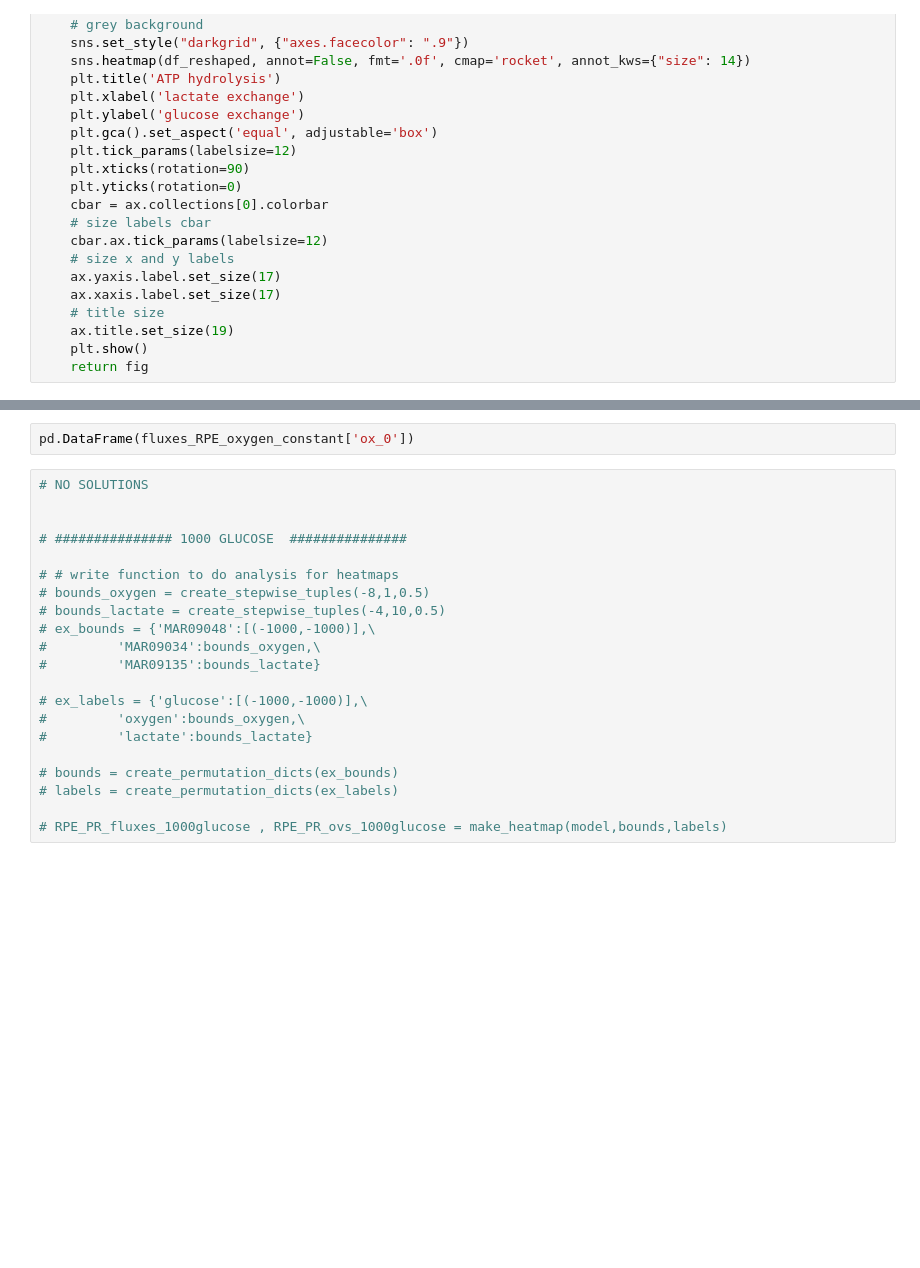
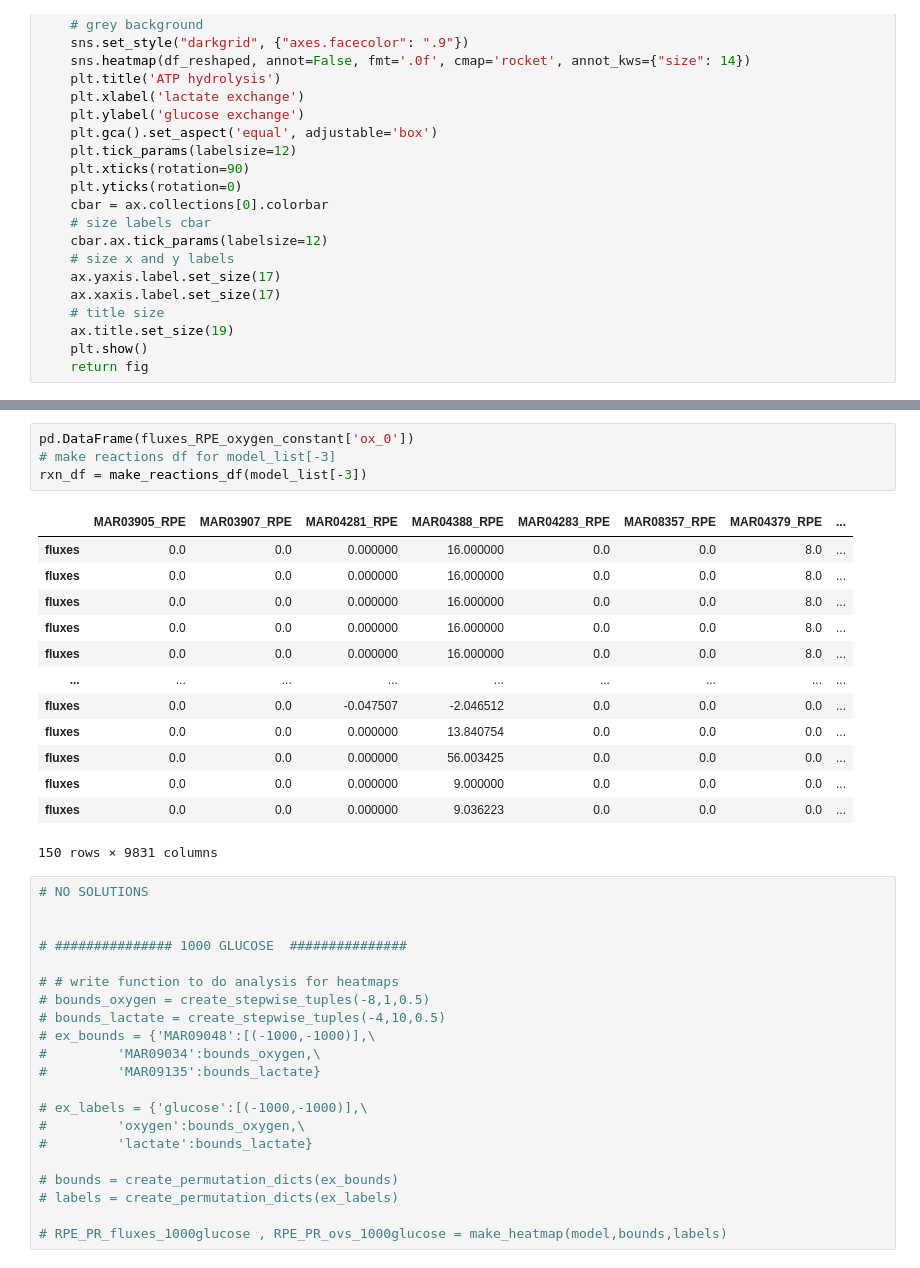
Before and after one commit to stellaprins/Human1_RPE-PR, a Jupyter notebook: jupyter/RPE-PR/finished analyses/heatmaps.ipynb, the cells around one changed output, grey strips where cells are left out. Drawn from its saved outputs; the diff is of its cells as text; blank space fills up the shorter version.

```diff
--- a/jupyter/RPE-PR/finished analyses/heatmaps.ipynb
+++ b/jupyter/RPE-PR/finished analyses/heatmaps.ipynb
@@ -412,5 +555,21 @@ p3.savefig('results/heatmaps/mod_RPE_PRrod_Lukowski_singleRPE/ATP_yield_gluclacs
 # %%
 pd.DataFrame(fluxes_RPE_oxygen_constant['ox_0'])
+# make reactions df for model_list[-3]
+rxn_df = make_reactions_df(model_list[-3])
+# %% [output]
+|  | MAR03905_RPE | MAR03907_RPE | MAR04281_RPE | MAR04388_RPE | MAR04283_RPE | MAR08357_RPE | MAR04379_RPE | ... |
+| fluxes | 0.0 | 0.0 | 0.000000 | 16.000000 | 0.0 | 0.0 | 8.0 | ... |
+| fluxes | 0.0 | 0.0 | 0.000000 | 16.000000 | 0.0 | 0.0 | 8.0 | ... |
+| fluxes | 0.0 | 0.0 | 0.000000 | 16.000000 | 0.0 | 0.0 | 8.0 | ... |
+| fluxes | 0.0 | 0.0 | 0.000000 | 16.000000 | 0.0 | 0.0 | 8.0 | ... |
+| fluxes | 0.0 | 0.0 | 0.000000 | 16.000000 | 0.0 | 0.0 | 8.0 | ... |
+| ... | ... | ... | ... | ... | ... | ... | ... | ... |
+| fluxes | 0.0 | 0.0 | -0.047507 | -2.046512 | 0.0 | 0.0 | 0.0 | ... |
+| fluxes | 0.0 | 0.0 | 0.000000 | 13.840754 | 0.0 | 0.0 | 0.0 | ... |
+| fluxes | 0.0 | 0.0 | 0.000000 | 56.003425 | 0.0 | 0.0 | 0.0 | ... |
+| fluxes | 0.0 | 0.0 | 0.000000 | 9.000000 | 0.0 | 0.0 | 0.0 | ... |
+| fluxes | 0.0 | 0.0 | 0.000000 | 9.036223 | 0.0 | 0.0 | 0.0 | ... |
+150 rows × 9831 columns
 # %%
 # NO SOLUTIONS
 
```
Also changed, not shown: parts of 10 cells of this notebook.
